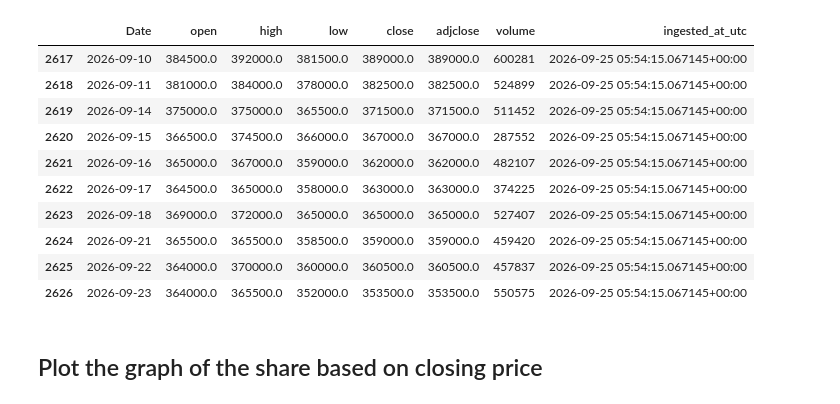
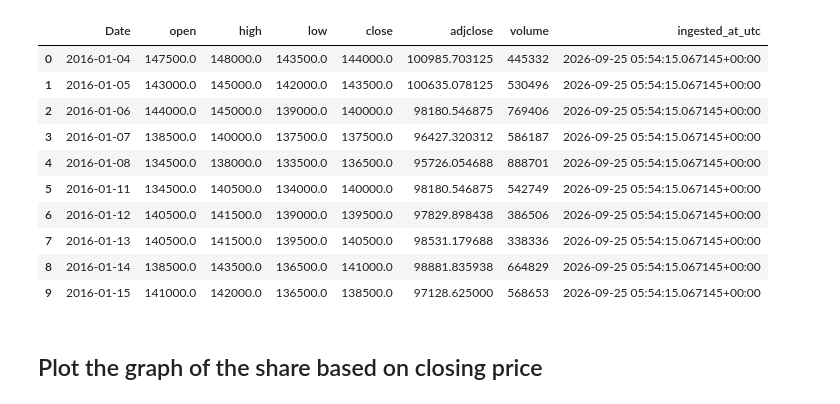
Before and after one commit to codeforlife888/M3-Stock-Price-Models, a Jupyter notebook: notebooks/10_loaddata.ipynb, the cells around one changed output. Saved outputs shown, nothing was run; the diff lists cells and outputs as text; code cells hidden in the pictures.

```diff
--- a/notebooks/10_loaddata.ipynb
+++ b/notebooks/10_loaddata.ipynb
@@ -11,25 +11,25 @@ from sklearn.metrics import mean_squared_error
 # %%
 from pathlib import Path
 
 DATA_DIR = Path("/home/bwong/M3/M3-Stock-Price-Models/notebooks/data/005380.KS.csv")
 
 if not DATA_DIR.is_file():
     raise FileNotFoundError(f"CSV not found: {DATA_DIR}")
 
 df = pd.read_csv(DATA_DIR)
-df.tail(10)
+df.head(10)
 # %% [output]
 |  | Date | open | high | low | close | adjclose | volume | ingested_at_utc |
-| 2617 | 2026-09-10 | 384500.0 | 392000.0 | 381500.0 | 389000.0 | 389000.0 | 600281 | 2026-09-25 05:54:15.067145+00:00 |
-| 2618 | 2026-09-11 | 381000.0 | 384000.0 | 378000.0 | 382500.0 | 382500.0 | 524899 | 2026-09-25 05:54:15.067145+00:00 |
-| 2619 | 2026-09-14 | 375000.0 | 375000.0 | 365500.0 | 371500.0 | 371500.0 | 511452 | 2026-09-25 05:54:15.067145+00:00 |
-| 2620 | 2026-09-15 | 366500.0 | 374500.0 | 366000.0 | 367000.0 | 367000.0 | 287552 | 2026-09-25 05:54:15.067145+00:00 |
-| 2621 | 2026-09-16 | 365000.0 | 367000.0 | 359000.0 | 362000.0 | 362000.0 | 482107 | 2026-09-25 05:54:15.067145+00:00 |
-| 2622 | 2026-09-17 | 364500.0 | 365000.0 | 358000.0 | 363000.0 | 363000.0 | 374225 | 2026-09-25 05:54:15.067145+00:00 |
-| 2623 | 2026-09-18 | 369000.0 | 372000.0 | 365000.0 | 365000.0 | 365000.0 | 527407 | 2026-09-25 05:54:15.067145+00:00 |
-| 2624 | 2026-09-21 | 365500.0 | 365500.0 | 358500.0 | 359000.0 | 359000.0 | 459420 | 2026-09-25 05:54:15.067145+00:00 |
-| 2625 | 2026-09-22 | 364000.0 | 370000.0 | 360000.0 | 360500.0 | 360500.0 | 457837 | 2026-09-25 05:54:15.067145+00:00 |
-| 2626 | 2026-09-23 | 364000.0 | 365500.0 | 352000.0 | 353500.0 | 353500.0 | 550575 | 2026-09-25 05:54:15.067145+00:00 |
+| 0 | 2016-01-04 | 147500.0 | 148000.0 | 143500.0 | 144000.0 | 100985.703125 | 445332 | 2026-09-25 05:54:15.067145+00:00 |
+| 1 | 2016-01-05 | 143000.0 | 145000.0 | 142000.0 | 143500.0 | 100635.078125 | 530496 | 2026-09-25 05:54:15.067145+00:00 |
+| 2 | 2016-01-06 | 144000.0 | 145000.0 | 139000.0 | 140000.0 | 98180.546875 | 769406 | 2026-09-25 05:54:15.067145+00:00 |
+| 3 | 2016-01-07 | 138500.0 | 140000.0 | 137500.0 | 137500.0 | 96427.320312 | 586187 | 2026-09-25 05:54:15.067145+00:00 |
+| 4 | 2016-01-08 | 134500.0 | 138000.0 | 133500.0 | 136500.0 | 95726.054688 | 888701 | 2026-09-25 05:54:15.067145+00:00 |
+| 5 | 2016-01-11 | 134500.0 | 140500.0 | 134000.0 | 140000.0 | 98180.546875 | 542749 | 2026-09-25 05:54:15.067145+00:00 |
+| 6 | 2016-01-12 | 140500.0 | 141500.0 | 139000.0 | 139500.0 | 97829.898438 | 386506 | 2026-09-25 05:54:15.067145+00:00 |
+| 7 | 2016-01-13 | 140500.0 | 141500.0 | 139500.0 | 140500.0 | 98531.179688 | 338336 | 2026-09-25 05:54:15.067145+00:00 |
+| 8 | 2016-01-14 | 138500.0 | 143500.0 | 136500.0 | 141000.0 | 98881.835938 | 664829 | 2026-09-25 05:54:15.067145+00:00 |
+| 9 | 2016-01-15 | 141000.0 | 142000.0 | 136500.0 | 138500.0 | 97128.625000 | 568653 | 2026-09-25 05:54:15.067145+00:00 |
 # %% [markdown]
 ## Plot the graph of the share based on closing price
 # %%
```
Also changed, not shown: parts of 3 cells of this notebook.
